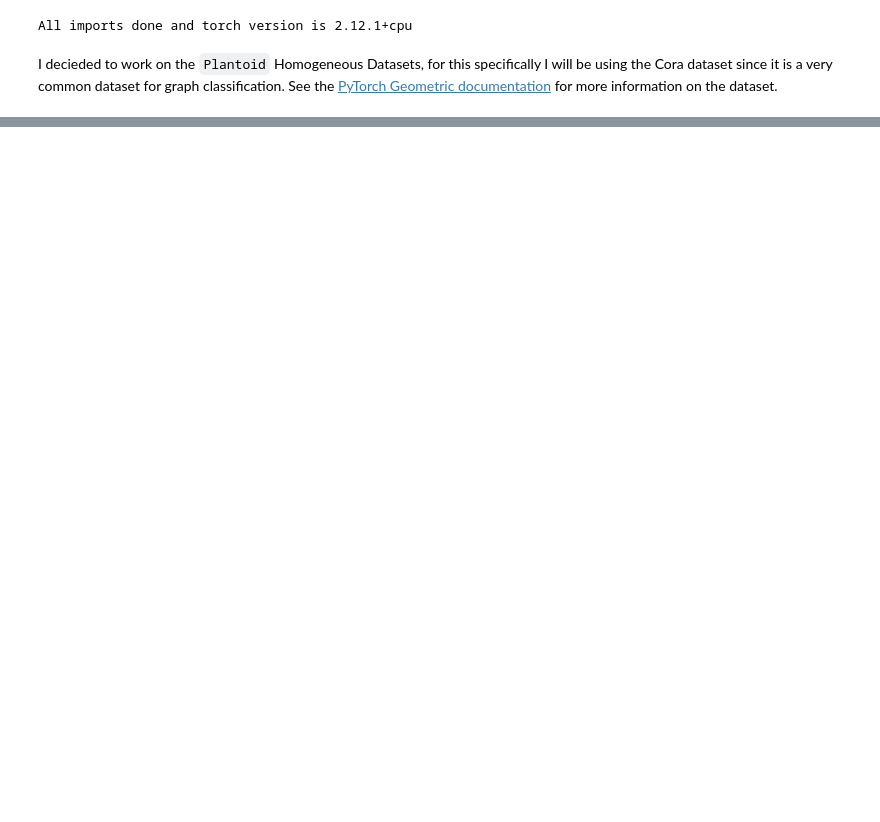
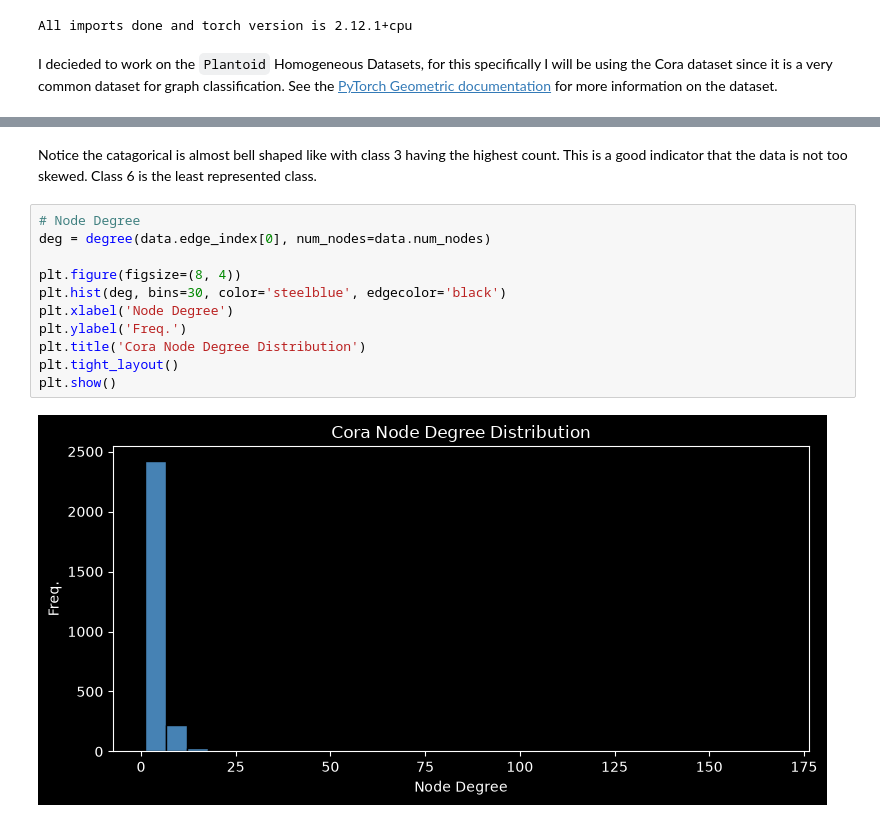
Before and after one commit to Aiden-Rader/qml-graph-benchmark, a Jupyter notebook: notebooks/01_data_exploration.ipynb, the cells around one changed output, grey strips where cells are left out. Cells and saved outputs as stored; diff of their text form; blank space fills up the shorter version.

```diff
--- a/notebooks/01_data_exploration.ipynb
+++ b/notebooks/01_data_exploration.ipynb
@@ -54,0 +151,15 @@ Now that we have our data in a PyTorch Geometric Data object, we can start to ex
+# %% [markdown]
+Notice the catagorical is almost bell shaped like with class 3 having the highest count. This is a good indicator that the data is not too skewed. Class 6 is the least represented class.
+# %%
+# Node Degree
+deg = degree(data.edge_index[0], num_nodes=data.num_nodes)
+
+plt.figure(figsize=(8, 4))
+plt.hist(deg, bins=30, color='steelblue', edgecolor='black')
+plt.xlabel('Node Degree')
+plt.ylabel('Freq.')
+plt.title('Cora Node Degree Distribution')
+plt.tight_layout()
+plt.show()
+# %% [output]
+[figure, added]
```
Also changed, not shown: parts of 11 cells of this notebook, 2 other files.
